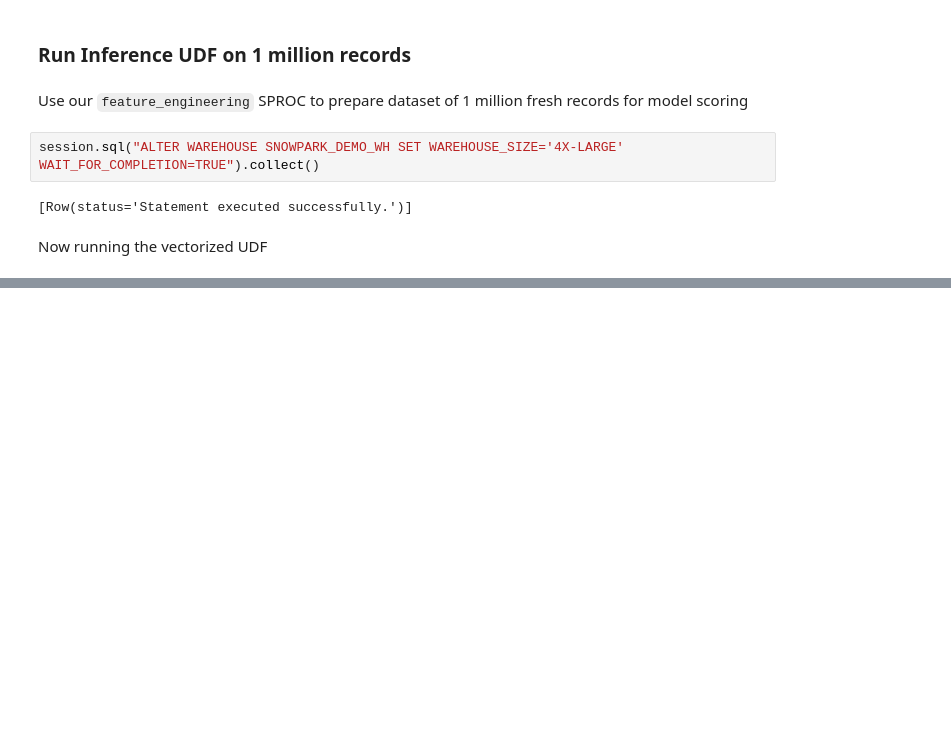
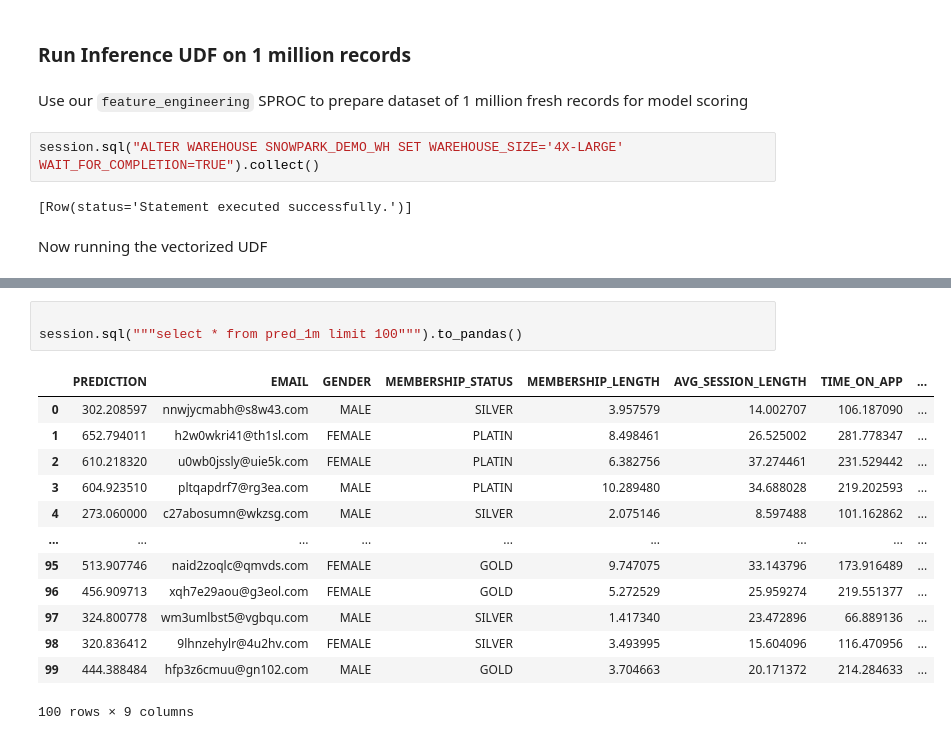
Before and after one commit to sfc-gh-jgriffith/snowpark-end-to-end-ML-with-hyperparameter-tuning, a Jupyter notebook: 03_deploy_sklearn_pipeline_as_udf.ipynb, the cells around one changed output, grey strips where cells are left out. Drawn from its saved outputs; the diff is of its cells as text; blank space fills up the shorter version.

```diff
--- a/03_deploy_sklearn_pipeline_as_udf.ipynb
+++ b/03_deploy_sklearn_pipeline_as_udf.ipynb
@@ -331,0 +346,17 @@ session.table("INFERED_DATA_1M").limit(100).to_pandas()
+# %%
+
+session.sql("""select * from pred_1m limit 100""").to_pandas()
+# %% [output]
+|  | PREDICTION | EMAIL | GENDER | MEMBERSHIP_STATUS | MEMBERSHIP_LENGTH | AVG_SESSION_LENGTH | TIME_ON_APP | ... |
+| 0 | 302.208597 | nnwjycmabh@s8w43.com | MALE | SILVER | 3.957579 | 14.002707 | 106.187090 | ... |
+| 1 | 652.794011 | h2w0wkri41@th1sl.com | FEMALE | PLATIN | 8.498461 | 26.525002 | 281.778347 | ... |
+| 2 | 610.218320 | u0wb0jssly@uie5k.com | FEMALE | PLATIN | 6.382756 | 37.274461 | 231.529442 | ... |
+| 3 | 604.923510 | pltqapdrf7@rg3ea.com | MALE | PLATIN | 10.289480 | 34.688028 | 219.202593 | ... |
+| 4 | 273.060000 | c27abosumn@wkzsg.com | MALE | SILVER | 2.075146 | 8.597488 | 101.162862 | ... |
+| ... | ... | ... | ... | ... | ... | ... | ... | ... |
+| 95 | 513.907746 | naid2zoqlc@qmvds.com | FEMALE | GOLD | 9.747075 | 33.143796 | 173.916489 | ... |
+| 96 | 456.909713 | xqh7e29aou@g3eol.com | FEMALE | GOLD | 5.272529 | 25.959274 | 219.551377 | ... |
+| 97 | 324.800778 | wm3umlbst5@vgbqu.com | MALE | SILVER | 1.417340 | 23.472896 | 66.889136 | ... |
+| 98 | 320.836412 | 9lhnzehylr@4u2hv.com | FEMALE | SILVER | 3.493995 | 15.604096 | 116.470956 | ... |
+| 99 | 444.388484 | hfp3z6cmuu@gn102.com | MALE | GOLD | 3.704663 | 20.171372 | 214.284633 | ... |
+100 rows × 9 columns
```
Also changed, not shown: parts of 6 cells of this notebook.
